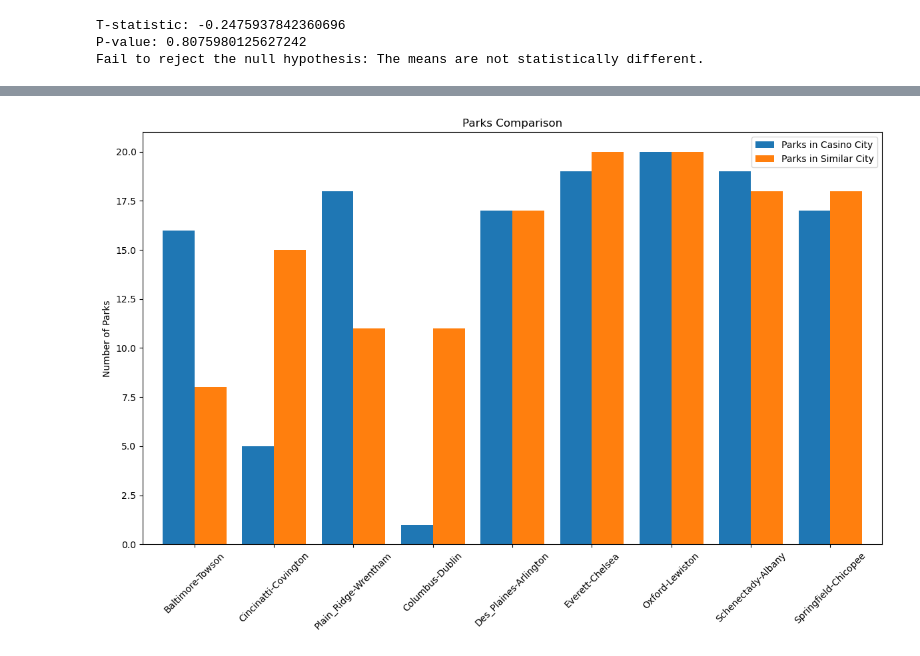
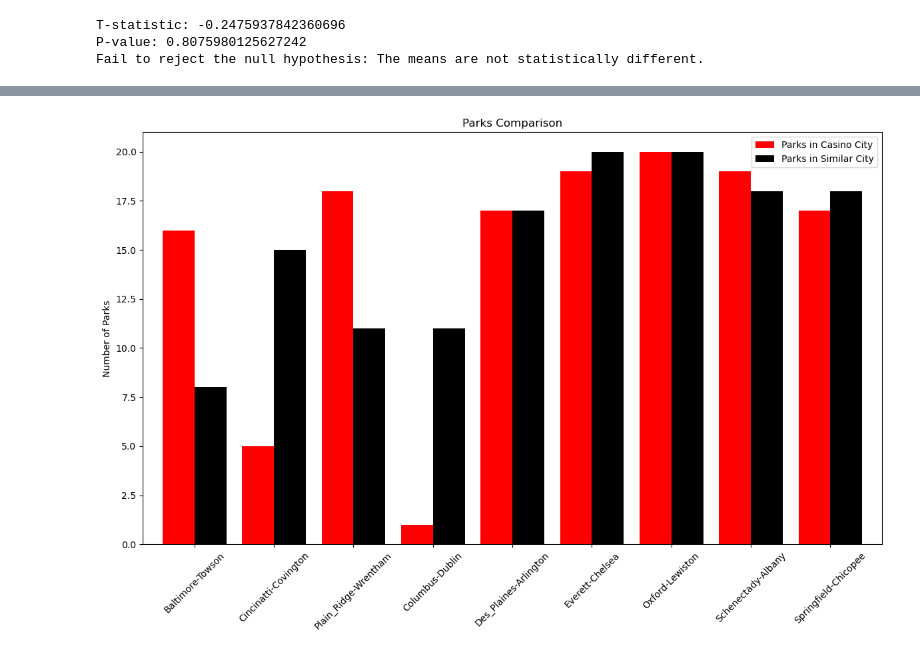
Before and after one commit to Ethan-sev/ET_Project, a Jupyter notebook: Ethan_Folder/Ethan.ipynb, the cells around one changed output, grey strips where cells are left out. Saved outputs shown, nothing was run; the diff lists cells and outputs as text; code cells hidden in the pictures.

```diff
--- a/Ethan_Folder/Ethan.ipynb
+++ b/Ethan_Folder/Ethan.ipynb
@@ -550,16 +550,16 @@ plot
 # %%
 fig, ax = plt.subplots(figsize=(12, 8))
 
 # Clustered column chart
-casino_df.plot(kind='bar', y=['Parks in Casino City', 'Parks in Similar City'], ax=ax, width=0.8)
+casino_df.plot(kind='bar', y=['Parks in Casino City', 'Parks in Similar City'], ax=ax, width=0.8,color=['red', 'black'])
 
 
 ax.set_ylabel('Number of Parks')
 ax.set_title('Parks Comparison')
 ax.legend(['Parks in Casino City', 'Parks in Similar City'])
 ax.set_xticklabels([f"{casino_df['Casino City'][i]}-{casino_df['Similar City'][i].replace('_', ' ')}" for i in range(len(casino_df))], rotation=45)
 
 plt.tight_layout()
 plt.show()
 # %% [output]
-[figure, old version]
+[figure, new version]
```
